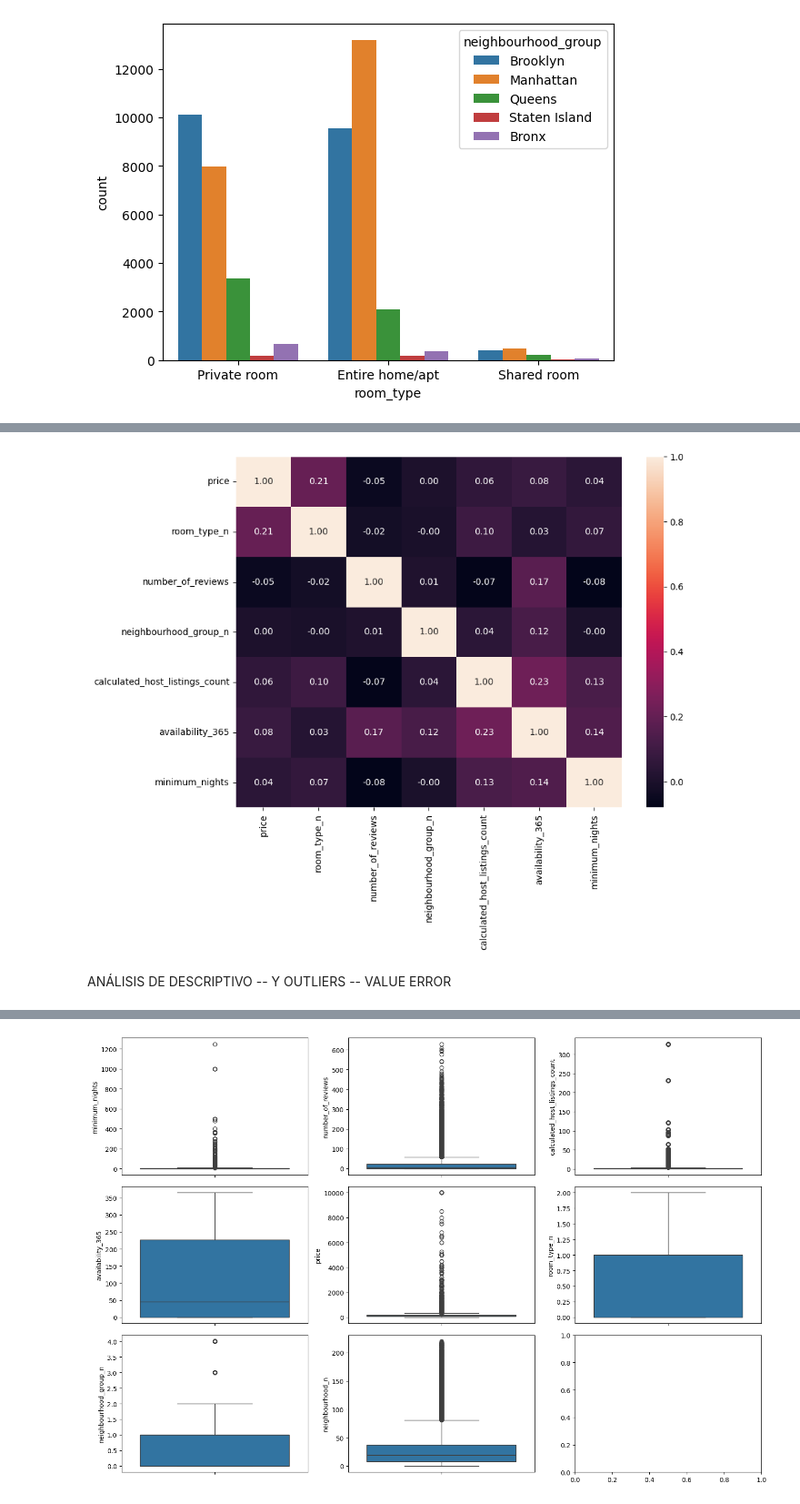
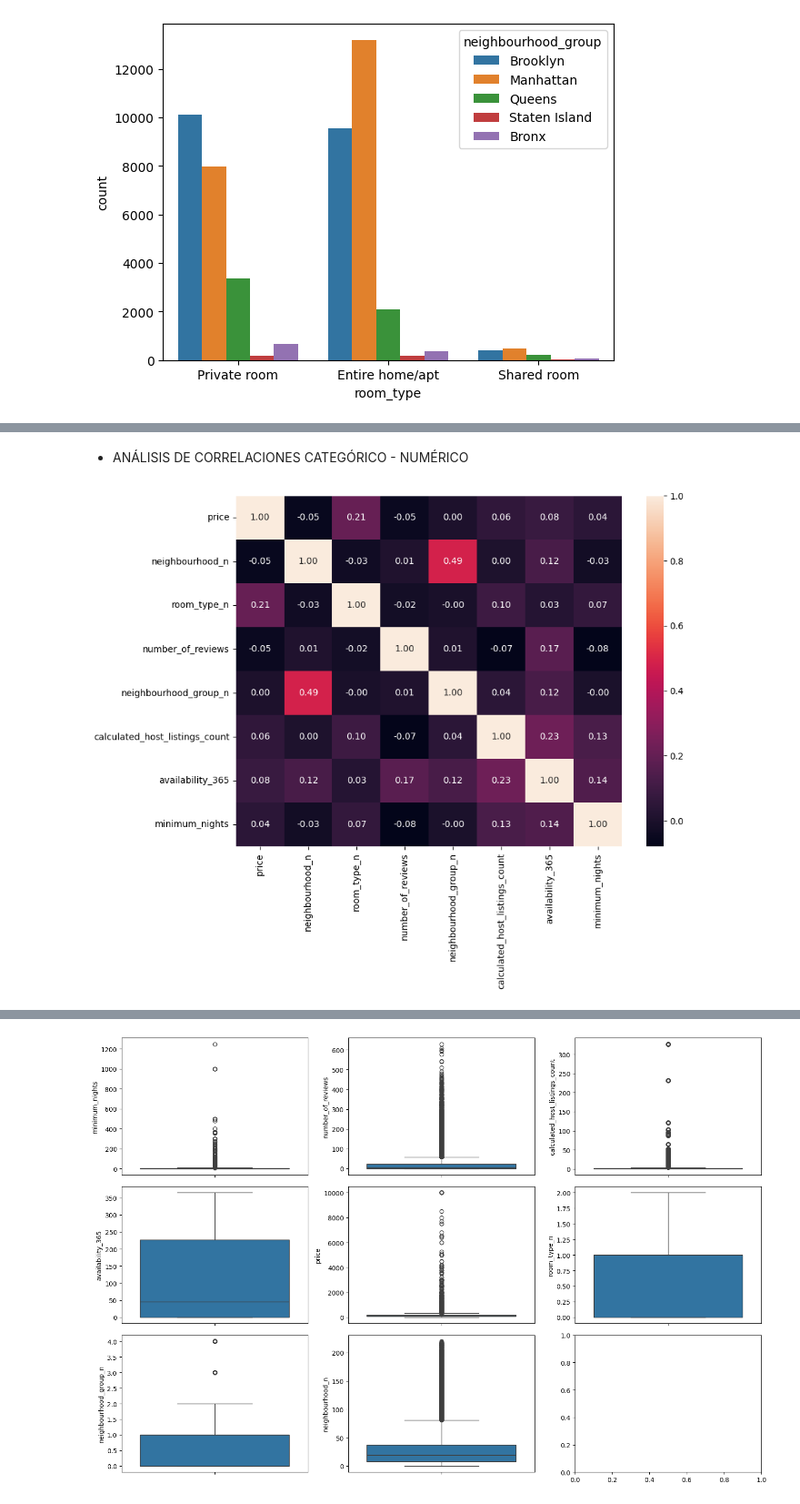
Before and after one commit to 4GeeksAcademy/CristinaChico_EDA, a Jupyter notebook: src/explore.ipynb, the cells around one changed output, grey strips where cells are left out. Shown at 91% size. Cells and saved outputs as stored; diff of their text form; code cells hidden in the pictures.

```diff
--- a/src/explore.ipynb
+++ b/src/explore.ipynb
@@ -237,20 +245,19 @@ ANÁLISIS DE CORRELACIONES CATEGÓRICO
+# %% [markdown]
+* ANÁLISIS DE CORRELACIONES CATEGÓRICO - NUMÉRICO
 # %%
-#ANALIZANDO VARIABLES NUMERICAS- CATEGORICAS: FALTA FACTORISZZAR VARS CATEGORICAS(_n) Y GRAFICAR
+
 total_data["room_type_n"] = pd.factorize(total_data["room_type"])[0]
 
 total_data["neighbourhood_group_n"] = pd.factorize(total_data["neighbourhood_group"])[0]
 
 total_data["neighbourhood_n"] = pd.factorize(total_data["neighbourhood"])[0]
 
 fig, axis = plt.subplots(figsize = (10, 8))
 
-sns.heatmap(total_data[["price","room_type_n", "number_of_reviews", "neighbourhood_group_n", "calculated_host_listings_count", "availability_365","minimum_nights"]].corr(), annot = True, fmt = ".2f")
+sns.heatmap(total_data[["price","neighbourhood_n","room_type_n", "number_of_reviews", "neighbourhood_group_n", "calculated_host_listings_count", "availability_365","minimum_nights"]].corr(), annot = True, fmt = ".2f")
 
 plt.tight_layout()
 
 plt.show()
 # %% [output]
-[figure, old version]
+[figure, new version]
-# %% [markdown]
-ANÁLISIS DE DESCRIPTIVO -- Y OUTLIERS
--- VALUE ERROR
```
Also changed, not shown: parts of 58 cells of this notebook.
